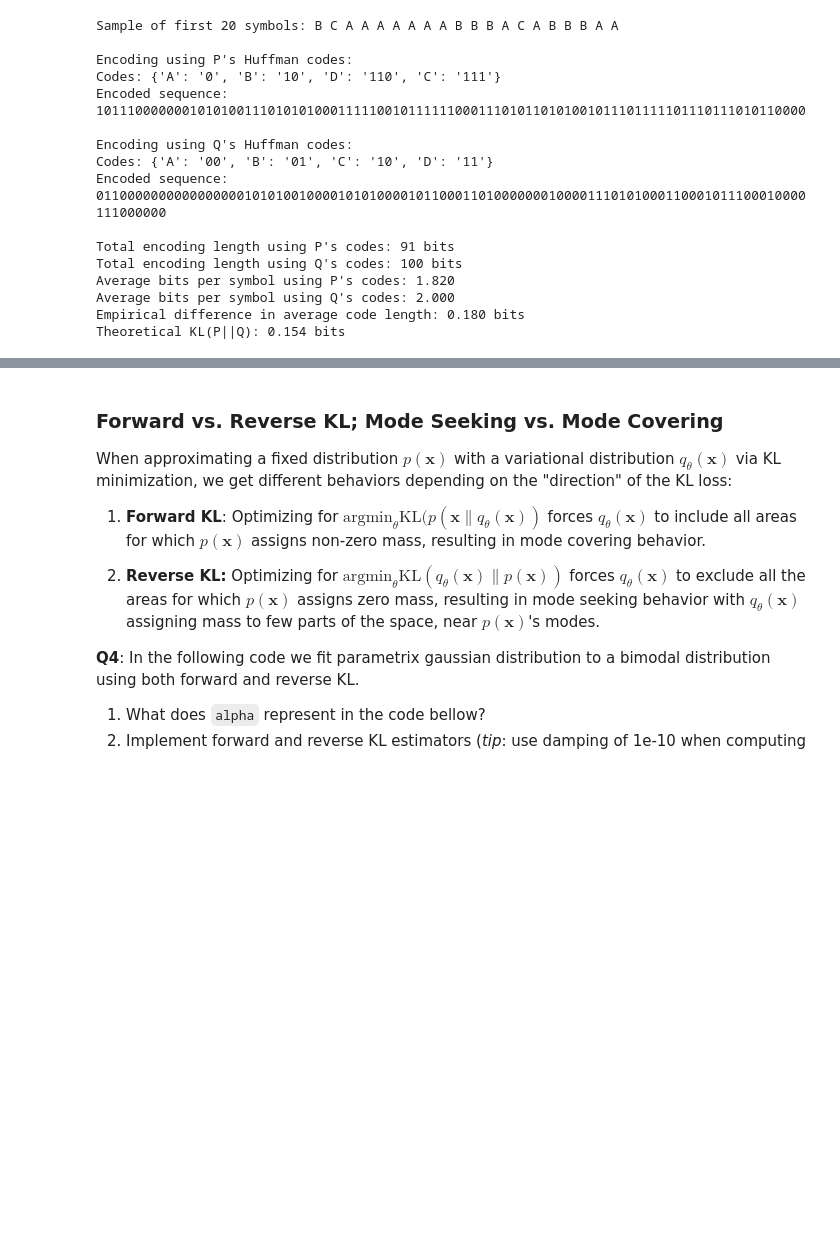
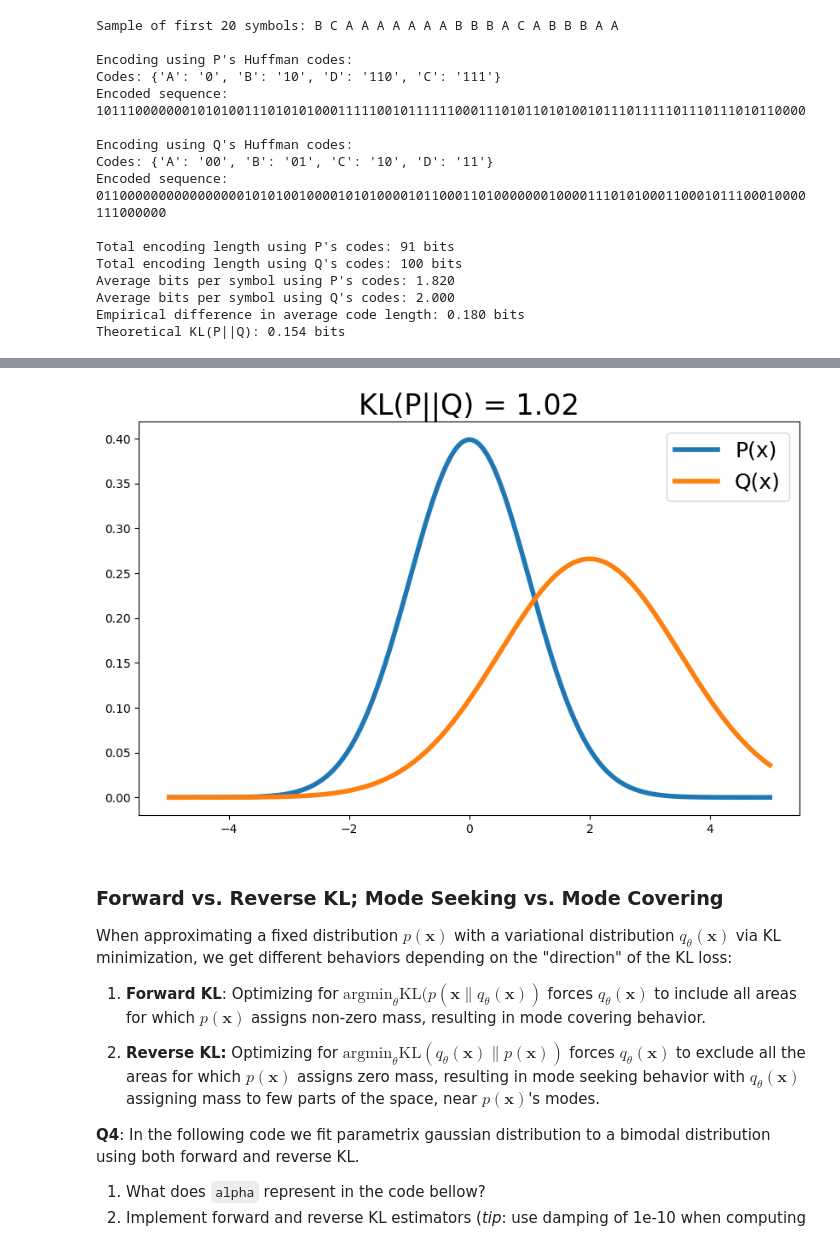
Before and after one commit to alexandre-bismuth/UncertaintyInDeepLearning, a Jupyter notebook: UDL_Practical_2_A_Toolkit_for_the_Probabilistic_Machine_Learning.ipynb, the cells around one changed output, grey strips where cells are left out. Drawn from its saved outputs; the diff is of its cells as text; code cells hidden in the pictures; blank space fills up the shorter version.

```diff
--- a/UDL_Practical_2_A_Toolkit_for_the_Probabilistic_Machine_Learning.ipynb
+++ b/UDL_Practical_2_A_Toolkit_for_the_Probabilistic_Machine_Learning.ipynb
@@ -156,22 +206,24 @@ We
 # %%
 def kl_normal(mu1, sigma1, mu2, sigma2):
     # TODO: Implement the KL divergence between two normal distributions
-    pass
+    return np.log(sigma2/sigma1) + (sigma1**2 + (mu1-mu2)**2)/(2*sigma2**2) - 0.5
 
 # Plot different distributions to build intuition
 mu1, sigma1 = 0, 1 # TODO: Change these values
 mu2, sigma2 = 2, 1.5 # TODO: Change these values
 
 x = np.linspace(-5, 5, 1000)
 p = 1/(sigma1*np.sqrt(2*np.pi))*np.exp(-(x-mu1)**2/(2*sigma1**2))
 q = 1/(sigma2*np.sqrt(2*np.pi))*np.exp(-(x-mu2)**2/(2*sigma2**2))
 
 plt.figure(figsize=(10,6))
 plt.plot(x, p, label='P(x)', linewidth=4)
 plt.plot(x, q, label='Q(x)', linewidth=4)
 plt.title(f'KL(P||Q) = {kl_normal(mu1,sigma1,mu2,sigma2):.2f}', fontsize=24)
 plt.legend(fontsize=18)
 plt.show()
+# %% [output]
+[figure, added]
 # %% [markdown]
 ### Forward vs. Reverse KL; Mode Seeking vs. Mode Covering
 
```
Also changed, not shown: parts of 2 cells of this notebook.
